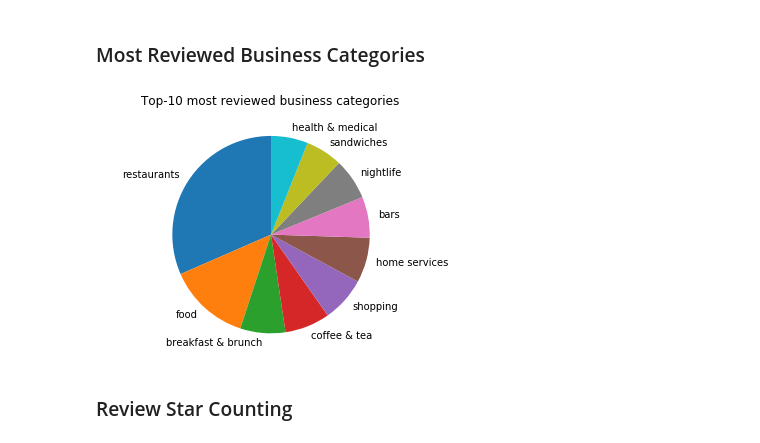
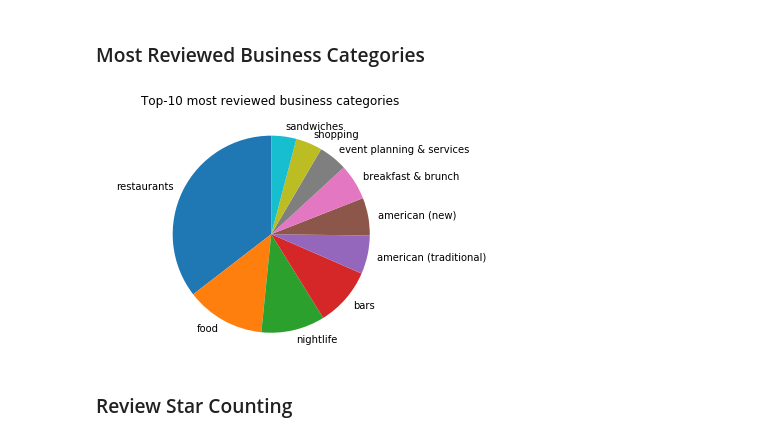
Before and after one commit to wh629/bds_project, a Jupyter notebook: Data Exploration_Yelp Data.ipynb, the cells around one changed output. Cells and saved outputs as stored; diff of their text form; code cells hidden in the pictures.

Commit message:
Optimize category to review counting by using the counts from biz json directly.

```diff
--- a/Data Exploration_Yelp Data.ipynb
+++ b/Data Exploration_Yelp Data.ipynb
@@ -126,12 +126,13 @@ def plotDict(valuesDict, topK, fileName, title):
     labels = list(valuesDict.keys())[0:topK]
     values = list(valuesDict.values())[0:topK]
 
-    fig, axes = plt.subplots()
+    fig, axes = plt.subplots(figsize=(12, 10))
     axes.pie(values,
             labels = labels,
 
             startangle=90)
-    plt.figsize=(20, 20)
+#     plt.figsize=(20, 20)
+
     plt.title(title)
 
     axes.axis('equal')
@@ -161,30 +162,55 @@ Total Number of Businesses : 209393
 [figure]
 # %% [markdown]
 ### Most Reviewed Business Categories
+# %%
+def updateCount(businessCategories, categoryCount, count):
+    if businessCategories is None:
+        return
+    if review_count == 0:
+        return
+    for category in businessCategories.split(','):
+        category = category.strip().lower()
+        if category in categoryCount:
+            categoryCount[category] = categoryCount[category] + count
+        else:
+            categoryCount[category] = count
 # %%
 #Cross check this data against review count from business.json.
 
-categoryToReviewCount = {}
-for businessId, count in rev_df['business_id'].value_counts().iteritems():
+# categoryToReviewCount = {}
+# for businessId, count in rev_df['business_id'].value_counts().iteritems():
 
-    for categories in biz_df.loc[biz_df['business_id'] == businessId]['categories']:
-        if categories is None:
-            continue
-        for category in categories.split(","):
-            if category is None:
-                continue
-            category = category.strip().lower()
-            if category in categoryToReviewCount:
-                categoryToReviewCount[category]  = categoryToReviewCount[category] + count
-            else:
-                categoryToReviewCount[category] = count
+#     for categories in biz_df.loc[biz_df['business_id'] == businessId]['categories']:
+#         if categories is None:
+#             continue
+#         for category in categories.split(","):
+#             if category is None:
+#                 continue
+#             category = category.strip().lower()
+#             if category in categoryToReviewCount:
+#                 categoryToReviewCount[category]  = categoryToReviewCount[category] + count
+#             else:
+#                 categoryToReviewCount[category] = count
+# sortedcategoryToReviewCount = collections.OrderedDict(
+#     {k: v for k, v in sorted(categoryToReviewCount.items(), key=lambda item: item[1], reverse = True)})
+
+# plotDict(sortedcategoryToReviewCount, 10,
+#          "top10_business_by_reviews_categories.png", "Top-10 most reviewed business categories\n")
+
+
+categoryReviewCounting = {}
+
+for i in range (0, biz_df.shape[0]):
+    row = biz_df.iloc[i]
+    updateCount(row['categories'], categoryReviewCounting , row['review_count'])
+
 sortedcategoryToReviewCount = collections.OrderedDict(
-    {k: v for k, v in sorted(categoryToReviewCount.items(), key=lambda item: item[1], reverse = True)})
+    {k: v for k, v in sorted(categoryReviewCounting.items(), key=lambda item: item[1], reverse = True)})
 
 plotDict(sortedcategoryToReviewCount, 10,
          "top10_business_by_reviews_categories.png", "Top-10 most reviewed business categories\n")
 # %% [output]
-[figure, old version]
+[figure, new version]
 # %% [markdown]
 ### Review Star Counting
 # %%
```
Also changed, not shown: parts of 1 cell of this notebook, 1 other file.
